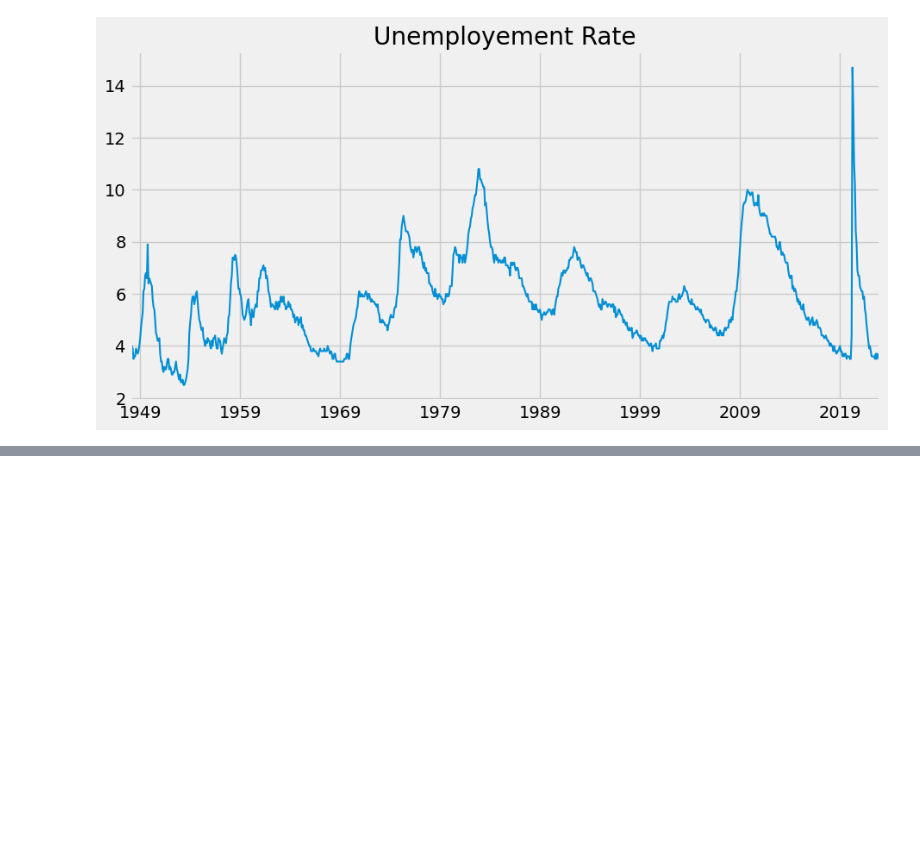
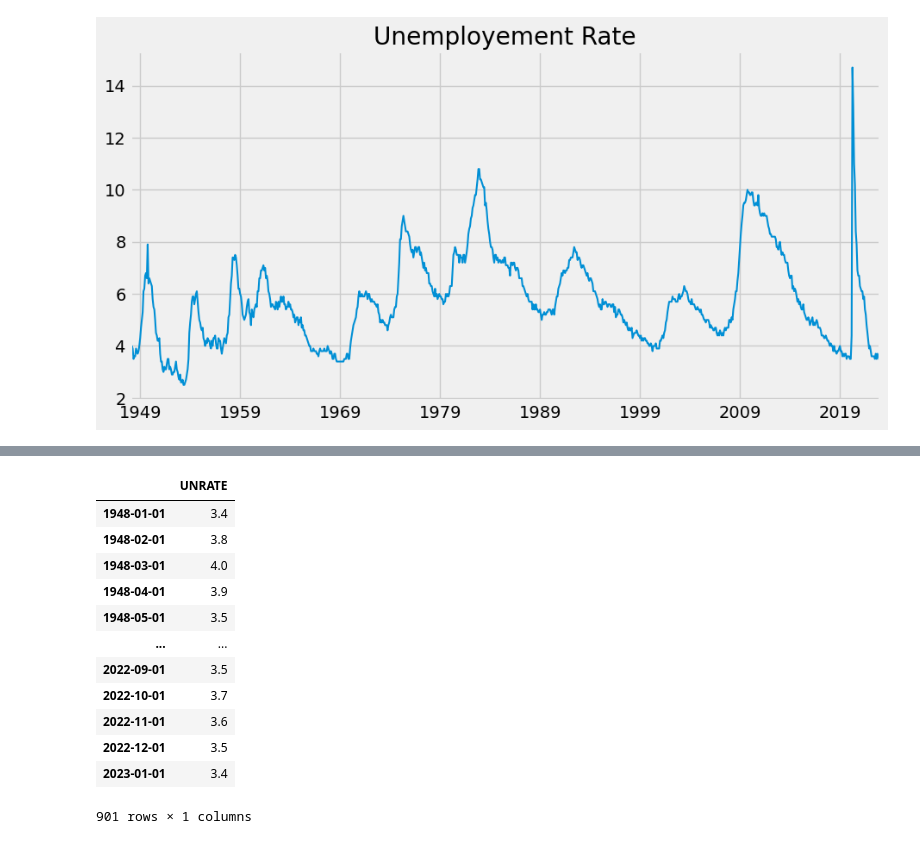
Before and after one commit to addomaks/Exploratory-Analysis, a Jupyter notebook: economics-analysis-using-pandas.ipynb, the cells around one changed output, grey strips where cells are left out. Drawn from its saved outputs; the diff is of its cells as text; code cells hidden in the pictures; blank space fills up the shorter version.

```diff
--- a/economics-analysis-using-pandas.ipynb
+++ b/economics-analysis-using-pandas.ipynb
@@ -98,0 +124,17 @@ fred.search('unemployement rate state', filter=('frequency', 'Monthly'))
+# %%
+RATE = unrate.to_frame(name = 'UNRATE')
+RATE
+# %% [output]
+|  | UNRATE |
+| 1948-01-01 | 3.4 |
+| 1948-02-01 | 3.8 |
+| 1948-03-01 | 4.0 |
+| 1948-04-01 | 3.9 |
+| 1948-05-01 | 3.5 |
+| ... | ... |
+| 2022-09-01 | 3.5 |
+| 2022-10-01 | 3.7 |
+| 2022-11-01 | 3.6 |
+| 2022-12-01 | 3.5 |
+| 2023-01-01 | 3.4 |
+901 rows × 1 columns
```
Also changed, not shown: parts of 8 cells of this notebook.
